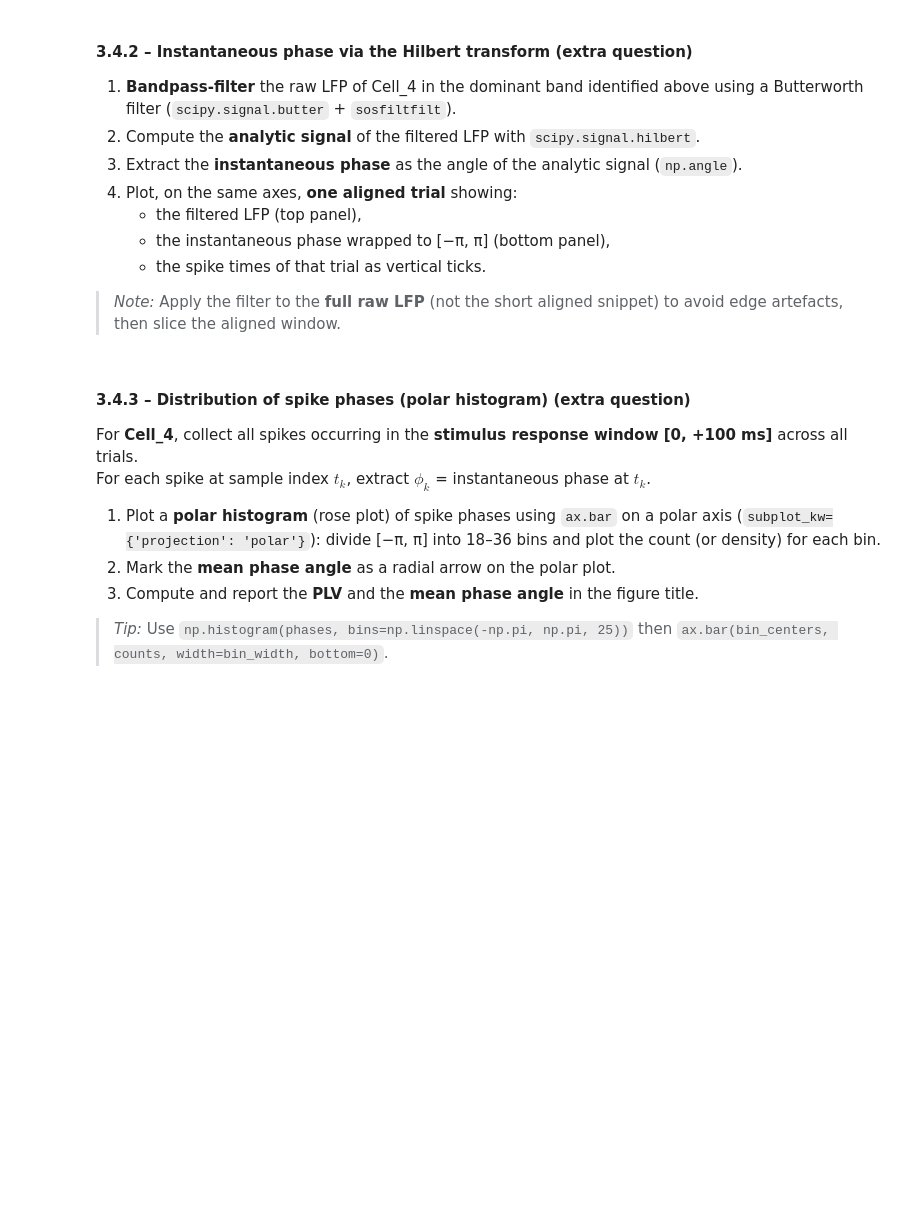
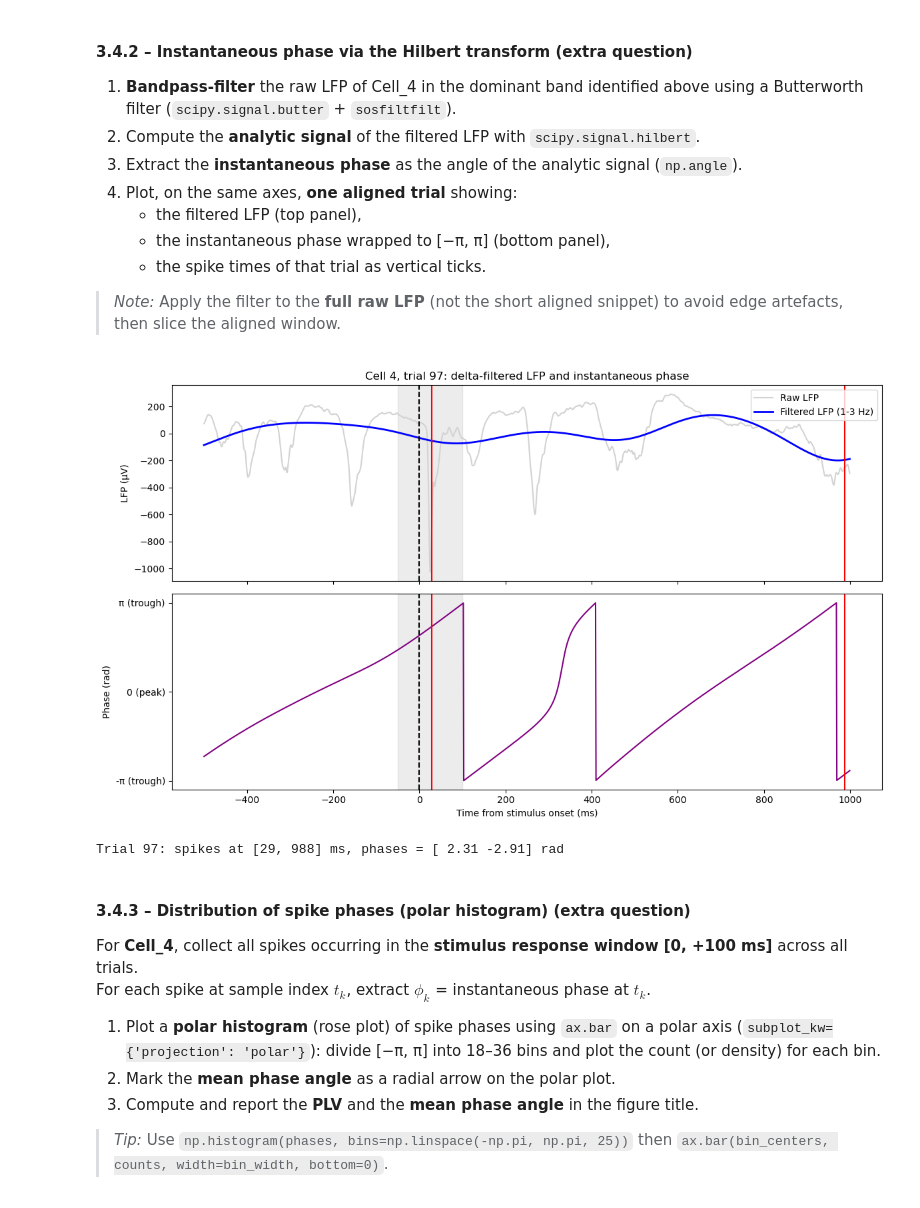
Before and after one commit to slerou/Group_1_HW_DataAnalysis_2026.ipynb, a Jupyter notebook: HW_SU_LFP_111026_student_2026.ipynb, the cells around one changed output. Drawn from its saved outputs; the diff is of its cells as text; code cells hidden in the pictures; blank space fills up the shorter version.

```diff
--- a/HW_SU_LFP_111026_student_2026.ipynb
+++ b/HW_SU_LFP_111026_student_2026.ipynb
@@ -948,7 +1013,60 @@ Does the peak frequency match the temporal profile of the evoked LFP response yo
 
 > *Note:* Apply the filter to the **full raw LFP** (not the short aligned snippet) to avoid edge artefacts, then slice the aligned window.
 # %%
-# Your code here
+from scipy.signal import butter, sosfiltfilt, hilbert
+
+fs = 1000 #sampling rate, 1 sample = 1 ms
+low, high = 1, 3 #delta band around the dominant peak (1.7 Hz) found in 3.4.1
+
+#1. bandpass filter on the FULL raw LFP of cell 4 (avoids edge artefacts)
+sos = butter(3, [low, high], btype='bandpass', fs=fs, output='sos')
+lfp4_raw = np.array(cells[4]['LFP']).flatten()
+lfp4_delta = sosfiltfilt(sos, lfp4_raw) #zero-phase filtering: no time shift
+
+#2. analytic signal and instantaneous phase
+phase4 = np.angle(hilbert(lfp4_delta)) #one phase value per ms, between -pi and pi
+
+#3. choose one trial where cell 4 fires in the response window
+unit4 = np.array(cells[4]['Unit']).flatten()
+onsets4 = cells[4]['StimCond'][:, 0].astype(int) + 50 #same onset convention as section 0
+pre, post = 500, 1000 #longer window, because one delta cycle lasts ~590 ms
+
+valid = [i for i, o in enumerate(onsets4)
+         if o - pre >= 0 and o + post <= len(lfp4_raw) and unit4[o:o + 100].sum() > 0]
+trial = valid[0]
+o = onsets4[trial]
+seg = slice(o - pre, o + post)
+t = np.arange(-pre, post)
+spike_t = t[unit4[seg] > 0] #spike times in this trial, relative to stimulus onset
+
+#4. plot: filtered LFP on top, phase below, spikes as vertical ticks
+fig, (ax1, ax2) = plt.subplots(2, 1, figsize=(12, 7), sharex=True)
+
+ax1.plot(t, lfp4_raw[seg], color='lightgray', label='Raw LFP')
+ax1.plot(t, lfp4_delta[seg], color='blue', linewidth=2, label=f'Filtered LFP ({low}-{high} Hz)')
+ax1.set_ylabel('LFP (µV)')
+ax1.set_title(f'Cell 4, trial {trial}: delta-filtered LFP and instantaneous phase')
+
+ax2.plot(t, phase4[seg], color='purple')
+ax2.set_yticks([-np.pi, 0, np.pi])
+ax2.set_yticklabels(['-π (trough)', '0 (peak)', 'π (trough)'])
+ax2.set_ylabel('Phase (rad)')
+ax2.set_xlabel('Time from stimulus onset (ms)')
+
+for ax in (ax1, ax2):
+    ax.axvline(0, color='k', linestyle='--')
+    ax.axvspan(-50, 100, color='gray', alpha=0.15) #aligned window used in previous sections
+    for st in spike_t:
+        ax.axvline(st, color='red', linewidth=1.5) #spikes of cell 4
+ax1.legend(loc='upper right')
+
+plt.tight_layout()
+plt.show()
+
+print(f'Trial {trial}: spikes at {spike_t.tolist()} ms, phases = {np.round(phase4[o + spike_t], 2)} rad')
+# %% [output]
+[figure, added]
+Trial 97: spikes at [29, 988] ms, phases = [ 2.31 -2.91] rad
 # %% [markdown]
 #### 3.4.3 – Distribution of spike phases (polar histogram) (extra question)
 
```
Also changed, not shown: parts of 6 cells of this notebook.
